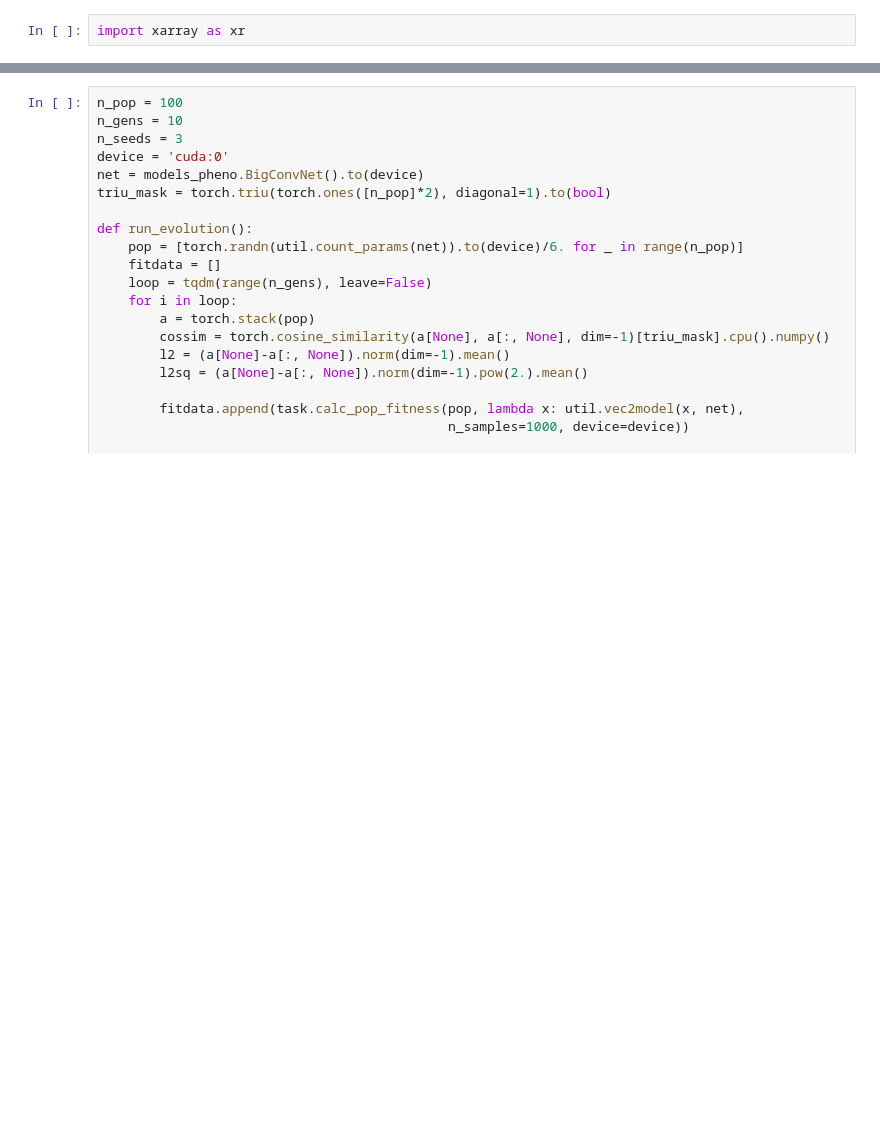
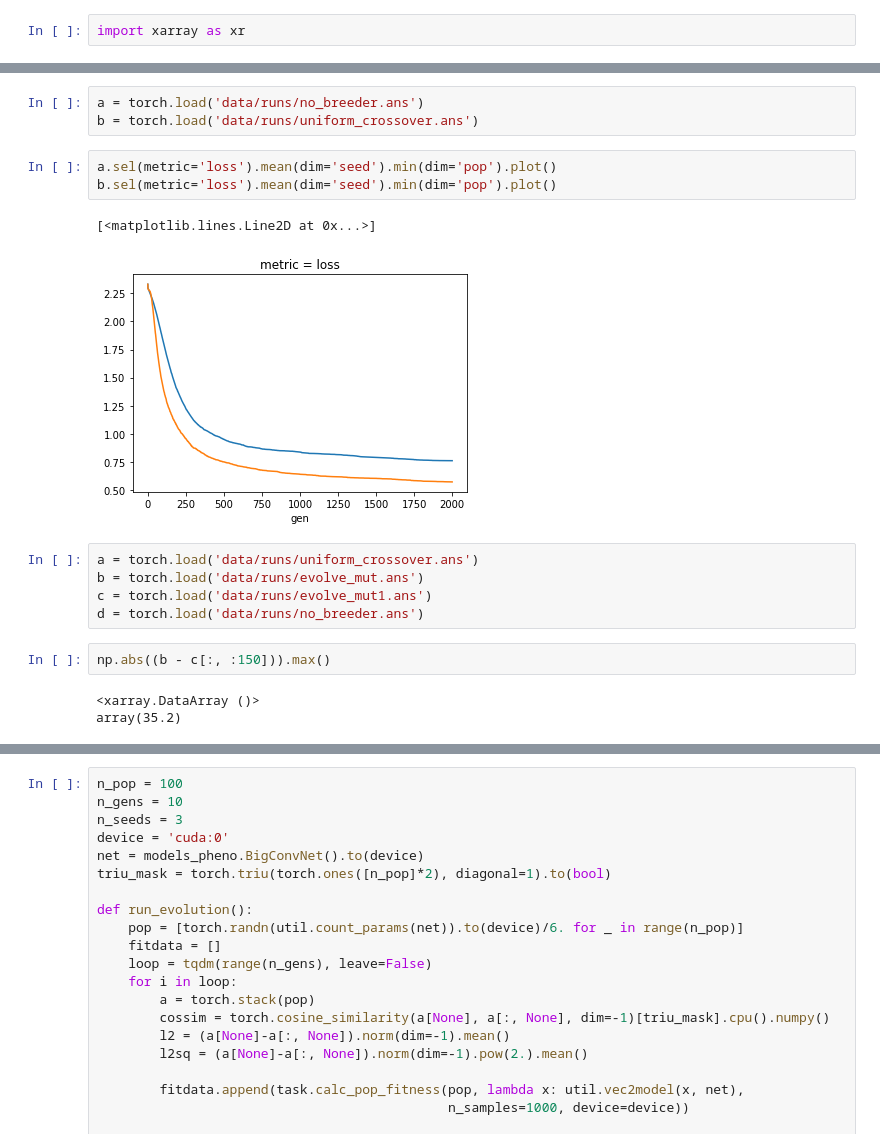
Before and after one commit to akarshkumar0101/evolved-neuroevolution, a Jupyter notebook: ne_experiment.ipynb, the cells around one changed output, grey strips where cells are left out. Saved outputs shown, nothing was run; the diff lists cells and outputs as text; blank space fills up the shorter version.

```diff
--- a/ne_experiment.ipynb
+++ b/ne_experiment.ipynb
@@ -20,0 +209,19 @@ import xarray as xr
+# %%
+a = torch.load('data/runs/no_breeder.ans')
+b = torch.load('data/runs/uniform_crossover.ans')
+# %%
+a.sel(metric='loss').mean(dim='seed').min(dim='pop').plot()
+b.sel(metric='loss').mean(dim='seed').min(dim='pop').plot()
+# %% [output]
+[<matplotlib.lines.Line2D at 0x...>]
+[figure, added]
+# %%
+a = torch.load('data/runs/uniform_crossover.ans')
+b = torch.load('data/runs/evolve_mut.ans')
+c = torch.load('data/runs/evolve_mut1.ans')
+d = torch.load('data/runs/no_breeder.ans')
+# %%
+np.abs((b - c[:, :150])).max()
+# %% [output]
+<xarray.DataArray ()>
+array(35.2)
```
Also changed, not shown: parts of 17 cells of this notebook, 4 other files.
